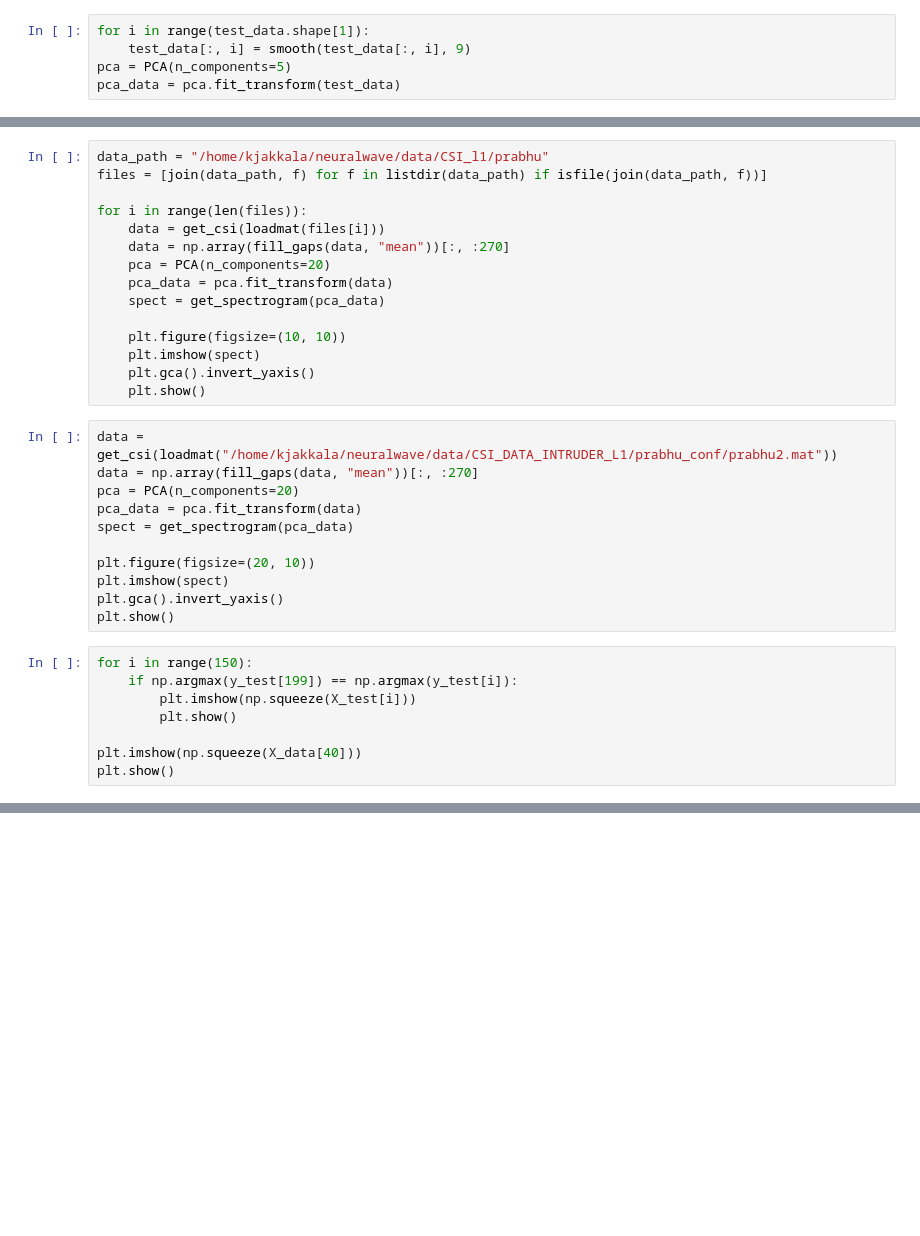
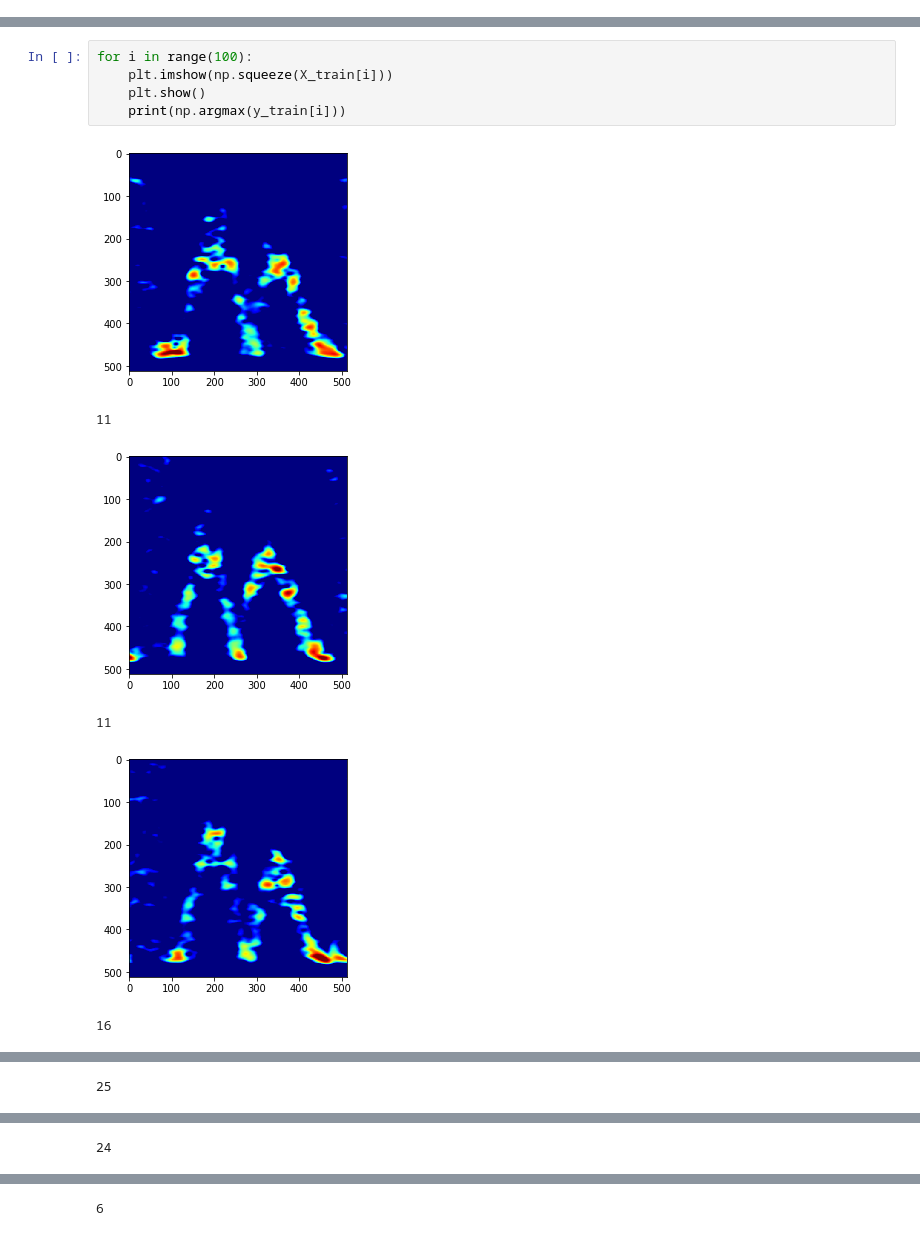
Before and after one commit to akarshp28/neuralwave, a Jupyter notebook: tools/csi_packet_inspect.ipynb, the cells around one changed output, grey strips where cells are left out. Drawn from its saved outputs; the diff is of its cells as text; blank space fills up the shorter version.

```diff
--- a/tools/csi_packet_inspect.ipynb
+++ b/tools/csi_packet_inspect.ipynb
@@ -239,5 +241,0 @@ np.savetxt("csi_data.csv", test_data, delimiter=",")
-# %%
-for i in range(test_data.shape[1]):
-    test_data[:, i] = smooth(test_data[:, i], 9)
-pca = PCA(n_components=5)
-pca_data = pca.fit_transform(test_data)
@@ -421,34 +264,12 @@ def perpendicular(wavelength, b, a, v):
-# %%
-data_path = "/home/kjakkala/neuralwave/data/CSI_l1/prabhu"
-files = [join(data_path, f) for f in listdir(data_path) if isfile(join(data_path, f))]
-
-for i in range(len(files)):
-    data = get_csi(loadmat(files[i]))
-    data = np.array(fill_gaps(data, "mean"))[:, :270]
-    pca = PCA(n_components=20)
-    pca_data = pca.fit_transform(data)
-    spect = get_spectrogram(pca_data)
-
-    plt.figure(figsize=(10, 10))
-    plt.imshow(spect)
-    plt.gca().invert_yaxis()
-    plt.show()
-# %%
-data = get_csi(loadmat("/home/kjakkala/neuralwave/data/CSI_DATA_INTRUDER_L1/prabhu_conf/prabhu2.mat"))
-data = np.array(fill_gaps(data, "mean"))[:, :270]
-pca = PCA(n_components=20)
-pca_data = pca.fit_transform(data)
-spect = get_spectrogram(pca_data)
-
-plt.figure(figsize=(20, 10))
-plt.imshow(spect)
-plt.gca().invert_yaxis()
-plt.show()
 # %%
-for i in range(150):
-    if np.argmax(y_test[199]) == np.argmax(y_test[i]):
-        plt.imshow(np.squeeze(X_test[i]))
-        plt.show()
-
-plt.imshow(np.squeeze(X_data[40]))
-plt.show()
+for i in range(100):
+    plt.imshow(np.squeeze(X_train[i]))
+    plt.show()
+    print(np.argmax(y_train[i]))
+# %% [output]
+[figure, added]
+11
+[figure, added]
+11
+[figure, added]
+16
@@ -454,0 +277 @@ plt.show()
+25
@@ -454,0 +279 @@ plt.show()
+24
@@ -454,0 +281 @@ plt.show()
+6
```
Also changed, not shown: parts of 24 cells of this notebook, 1 other file.
